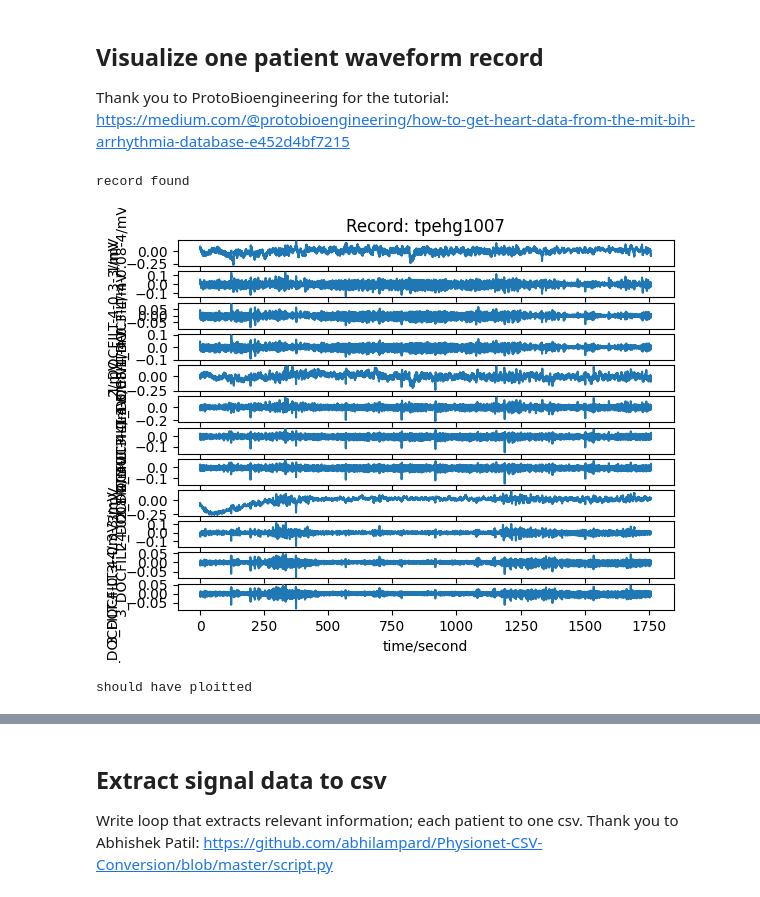
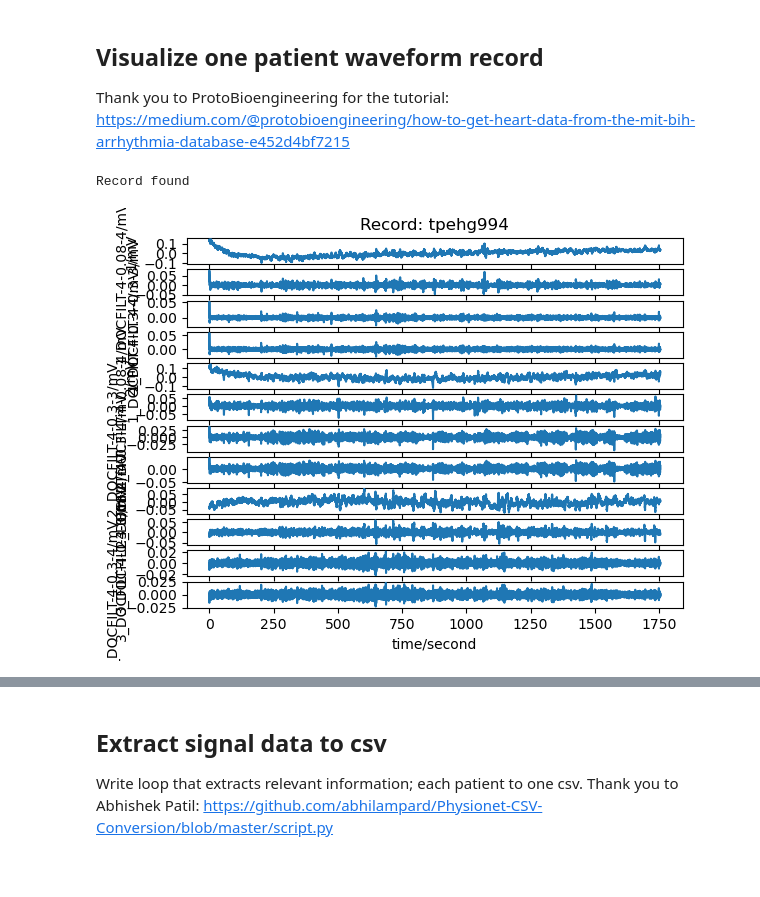
Before and after one commit to kgrillaert/ehg_tda, a Jupyter notebook: EHG_Preterm.ipynb, the cells around one changed output, grey strips where cells are left out. Saved outputs shown, nothing was run; the diff lists cells and outputs as text; code cells hidden in the pictures; blank space fills up the shorter version.

```diff
--- a/EHG_Preterm.ipynb
+++ b/EHG_Preterm.ipynb
@@ -120,14 +102,12 @@ from sklearn.pipeline import Pipeline
 
 Thank you to ProtoBioengineering for the tutorial: https://medium.com/@protobioengineering/how-to-get-heart-data-from-the-mit-bih-arrhythmia-database-e452d4bf7215
 # %%
-patient_record = wfdb.rdrecord("/home/katie_grillaert/ehg_preterm/tpehgdb/tpehg1007")
-print("record found")
+patient_record = wfdb.rdrecord("C:/Users/Katie/ehg_preterm/tpehgdb/tpehg994")
+print("Record found")
 wfdb.plot_wfdb(patient_record) # Visualization of 12 channels (sensors/leads) for the patient record
-print("should have ploitted")
 plt.show()
 # %% [output]
-record found
+Record found
-[figure, old version]
+[figure, new version]
-should have ploitted
 # %%
 print(patient_record.__dict__) # Dictionary of metadata
```
Also changed, not shown: parts of 47 cells of this notebook.
